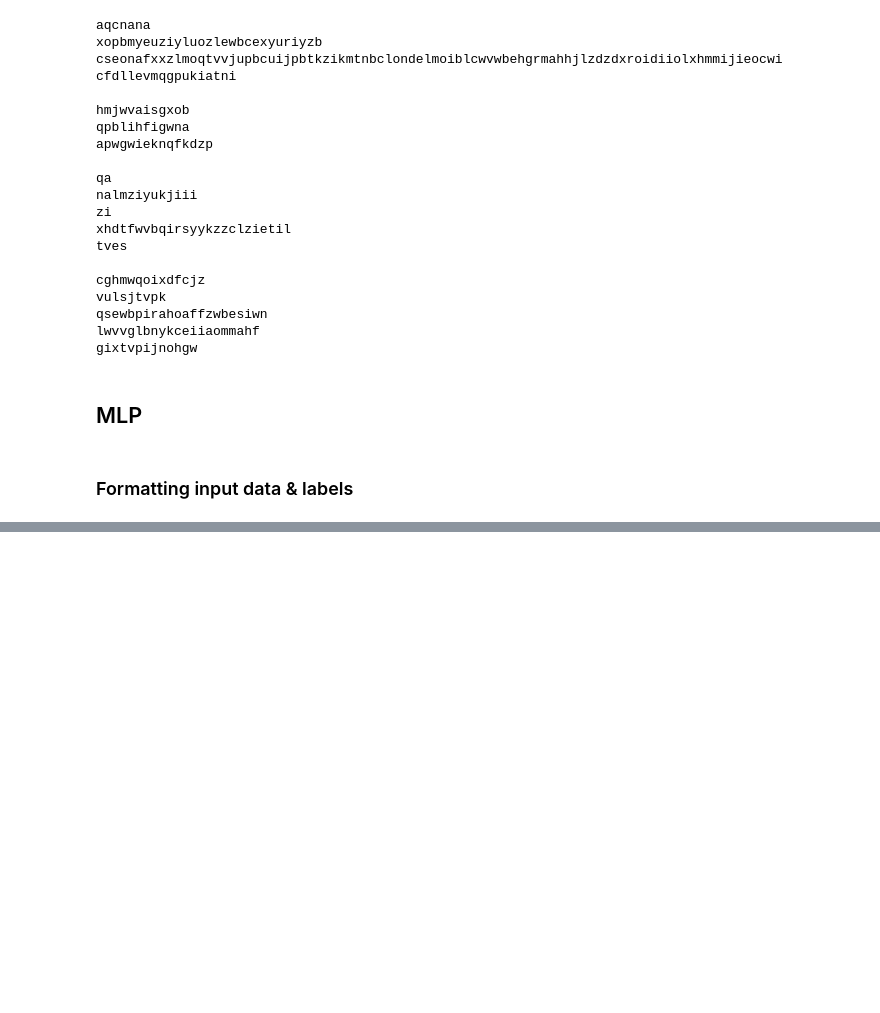
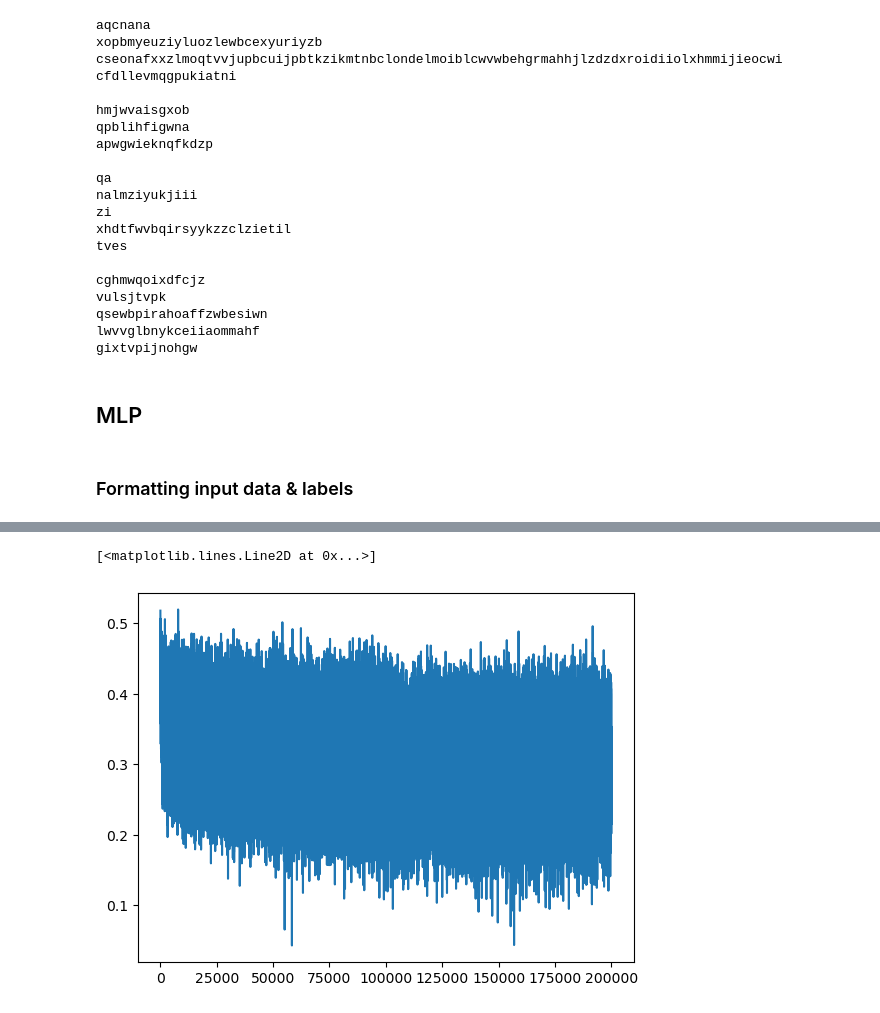
Before and after one commit to l-reich/makemore, a Jupyter notebook: build.ipynb, the cells around one changed output, grey strips where cells are left out. Saved outputs shown, nothing was run; the diff lists cells and outputs as text; code cells hidden in the pictures; blank space fills up the shorter version.

Commit message:
implement batch norm; download bigger dataset (100k names); finished part 3 (activations, gradients,...)

```diff
--- a/build.ipynb
+++ b/build.ipynb
@@ -182,18 +183,3 @@ gixtvpijnohgw
 ## MLP
 # %% [markdown]
 ### Formatting input data & labels
-# %%
-block_size = 3
-X, Y = [], []
-
-for name in names:
-    name = list(name.lower()) + ['.']
-    context = [0] * block_size
-    for char in name:
-        idx = char_to_idx[char]
-        X.append(context)
-        Y.append(idx)
-        context = context[1:] + [idx]
-
-X = torch.tensor(X)
-Y = torch.tensor(Y)
@@ -200 +217,5 @@ Y = torch.tensor(Y)
+# %%
+# call the function to build the dataset
+block_size = 4
+(X_train, Y_train), (X_dev, Y_dev), (X_test, Y_test) = build_dataset(X, Y, block_size)
 # %%
@@ -204,32 +225,33 @@ X.shape, Y.shape
 # %%
 # Init
 embed_size = 10
-layer_size = 200
+layer_size = 150
 C = torch.rand((27, embed_size))
 C.requires_grad = True
-W1 = torch.randn((block_size * embed_size, layer_size))
+W1 = torch.randn((block_size * embed_size, layer_size)) * 0.1
 W1.requires_grad = True
-b1 = torch.randn(layer_size)
+b1 = torch.randn(layer_size) * 0.005
 b1.requires_grad = True
-W2 = torch.randn((layer_size, 27))
+W2 = torch.randn((layer_size, 27)) * 0.01
 W2.requires_grad = True
-b2 = torch.randn(27)
+b2 = torch.randn(27) * 0
 b2.requires_grad = True
 
 parameters = [C, W1, b1, W2, b2]
 # %%
 # Optimization loop
+lossi = []
 
-max_steps = 100000
+max_steps = 200000
 batch_size = 32
-learning_rate = 0.005
+#learning_rate = 0.005
 
 for i in range (max_steps):
 
     # minibatch
-    idxs = torch.randint(0, X.shape[0], (batch_size,))
-    X_batch = X[idxs]
-    Y_batch = Y[idxs]
+    idxs = torch.randint(0, X_train.shape[0], (batch_size,))
+    X_batch = X_train[idxs]
+    Y_batch = Y_train[idxs]
 
     if i % 10000 == 0:
         print(f"Iteration {i}, Loss: {loss.item():.4f}")
@@ -245,7 +267,10 @@ for i in range (max_steps):
     # Backward pass
     loss.backward()
     # Update parameters
+    learning_rate = 0.1 if i < 100000 else 0.01  # Adjust learning rate
     with torch.no_grad():
         for param in parameters:
             param -= learning_rate * param.grad
+
+    lossi.append(loss.log10().item())
 # %% [output]
@@ -262,3 +297,8 @@ Iteration 90000, Loss: 2.4284
+# %%
+plt.plot(lossi)
+# %% [output]
+[<matplotlib.lines.Line2D at 0x...>]
+[figure, added]
 # %%
 for i in range (20):
     context = [0] * block_size
```
Also changed, not shown: parts of 8 cells of this notebook.
